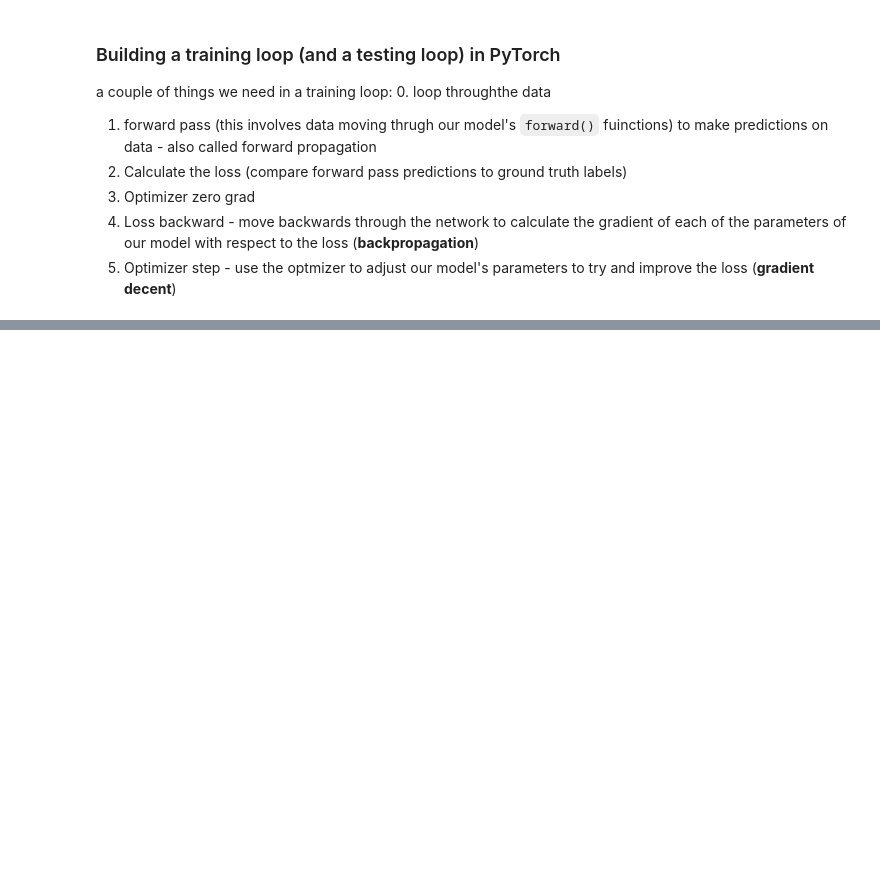
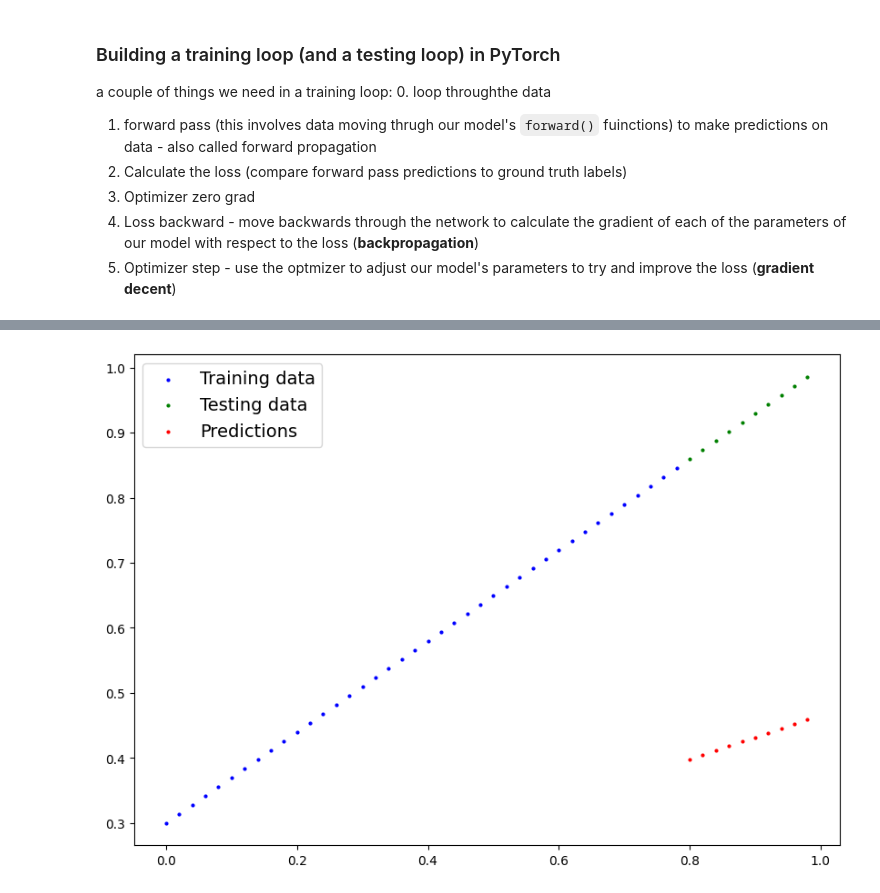
Before and after one commit to darthVarada/leaningML, a Jupyter notebook: workflow.ipynb, the cells around one changed output, grey strips where cells are left out. Cells and saved outputs as stored; diff of their text form; code cells hidden in the pictures; blank space fills up the shorter version.

```diff
--- a/workflow.ipynb
+++ b/workflow.ipynb
@@ -337,0 +446,4 @@ for epoch in range(epochs):
+# %%
+plot_predictions(predictions=y_preds);
+# %% [output]
+[figure, added]
```
Also changed, not shown: parts of 17 cells of this notebook.
